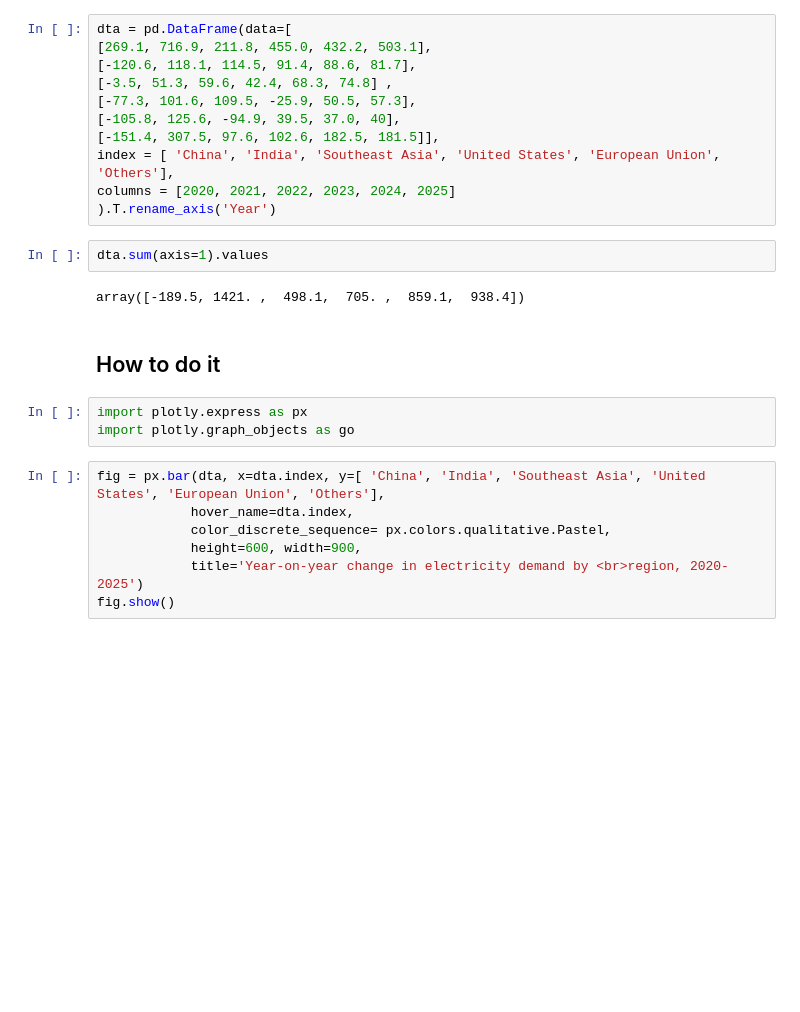
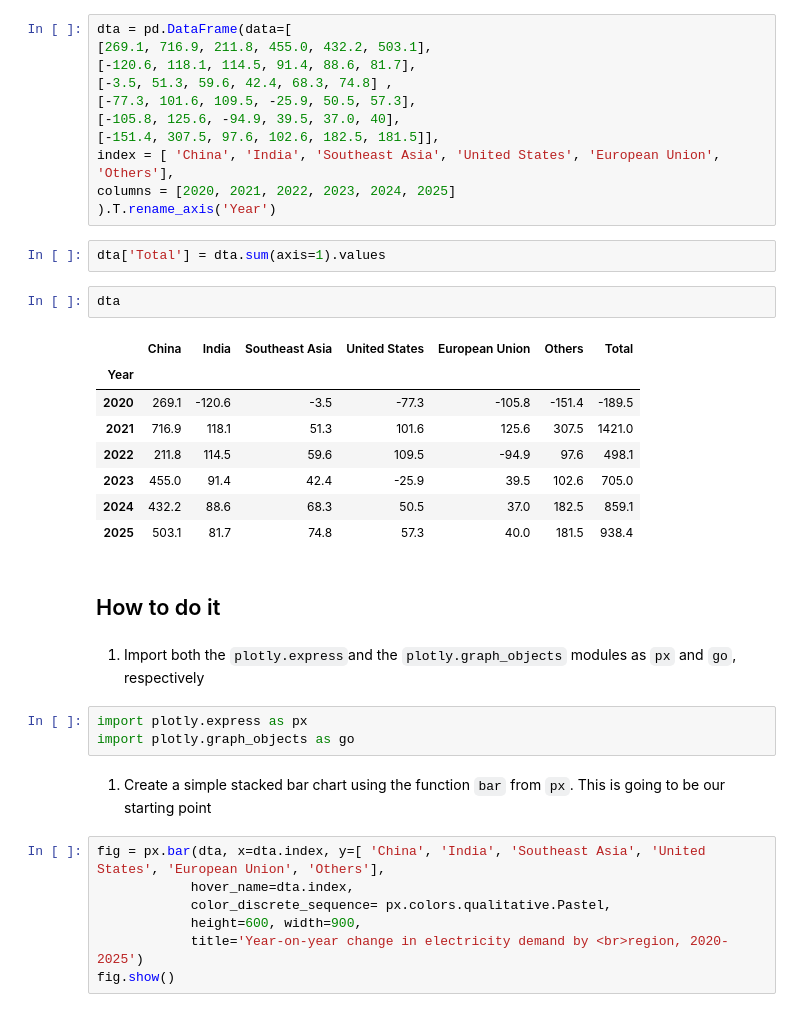
Before and after one commit to PacktPublishing/Plotly-Dash-Cookbook, a Jupyter notebook: Cookbook/chapter_05/ch05_recipe03.ipynb, the cells around one changed output. Cells and saved outputs as stored; diff of their text form; blank space fills up the shorter version.

```diff
--- a/Cookbook/chapter_05/ch05_recipe03.ipynb
+++ b/Cookbook/chapter_05/ch05_recipe03.ipynb
@@ -20,14 +20,27 @@ index = [ 'China', 'India', 'Southeast Asia', 'United States', 'European Union',
 columns = [2020, 2021, 2022, 2023, 2024, 2025]
 ).T.rename_axis('Year')
 # %%
-dta.sum(axis=1).values
+dta['Total'] = dta.sum(axis=1).values
-# %% [output]
-array([-189.5, 1421. ,  498.1,  705. ,  859.1,  938.4])
+# %%
+dta
+# %% [output]
+|  | China | India | Southeast Asia | United States | European Union | Others | Total |
+| Year |  |  |  |  |  |  |  |
+| 2020 | 269.1 | -120.6 | -3.5 | -77.3 | -105.8 | -151.4 | -189.5 |
+| 2021 | 716.9 | 118.1 | 51.3 | 101.6 | 125.6 | 307.5 | 1421.0 |
+| 2022 | 211.8 | 114.5 | 59.6 | 109.5 | -94.9 | 97.6 | 498.1 |
+| 2023 | 455.0 | 91.4 | 42.4 | -25.9 | 39.5 | 102.6 | 705.0 |
+| 2024 | 432.2 | 88.6 | 68.3 | 50.5 | 37.0 | 182.5 | 859.1 |
+| 2025 | 503.1 | 81.7 | 74.8 | 57.3 | 40.0 | 181.5 | 938.4 |
 # %% [markdown]
 ## How to do it
+# %% [markdown]
+1. Import both the `plotly.express`and the `plotly.graph_objects` modules as `px` and `go`, respectively
 # %%
 import plotly.express as px
 import plotly.graph_objects as go
+# %% [markdown]
+1. Create a simple stacked bar chart using the function `bar` from `px`. This is going to be our starting point
 # %%
 fig = px.bar(dta, x=dta.index, y=[ 'China', 'India', 'Southeast Asia', 'United States', 'European Union', 'Others'],
             hover_name=dta.index,
```
Also changed, not shown: parts of 13 cells of this notebook.
